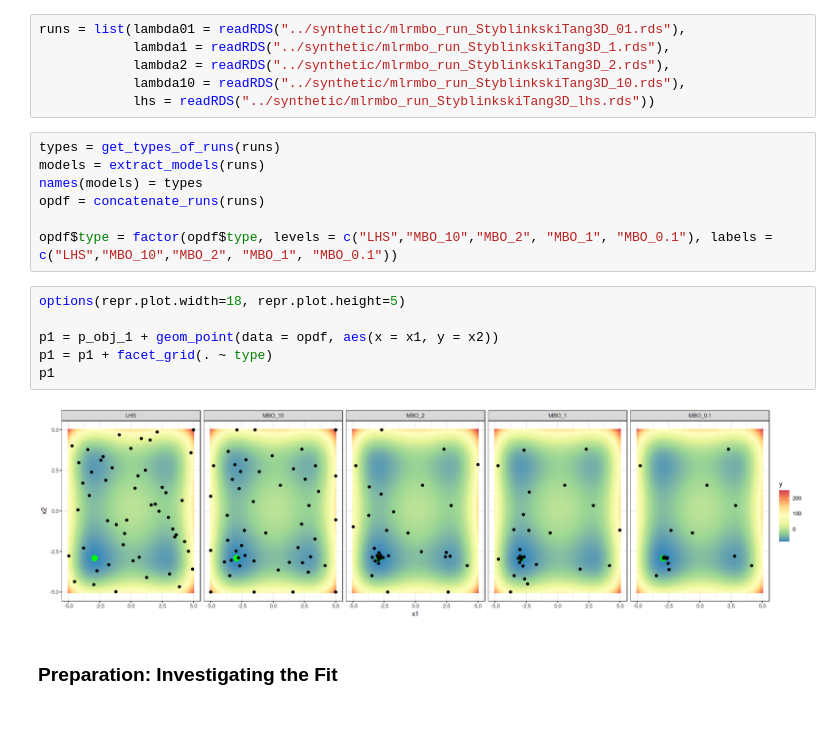
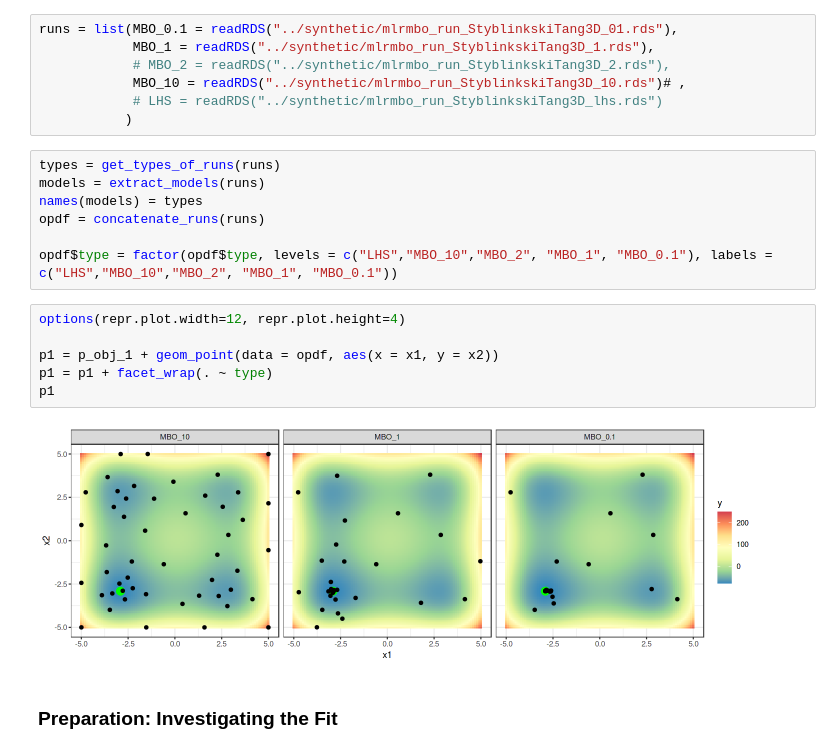
Before and after one commit to slds-lmu/paper_2021_xautoml, a Jupyter notebook: notebooks/synthetic_functions_hypotheses.ipynb, the cells around one changed output. Saved outputs shown, nothing was run; the diff lists cells and outputs as text; blank space fills up the shorter version.

```diff
--- a/notebooks/synthetic_functions_hypotheses.ipynb
+++ b/notebooks/synthetic_functions_hypotheses.ipynb
@@ -191,11 +158,12 @@ Warning message in (function (fn, nvars, max = FALSE, pop.size = 1000, max.gener
 # %%
 createMBOrun(fun = obj, max.evals = 50, type = "LHS", store_path = "../synthetic/mlrmbo_run_StyblinkskiTang3D_lhs.rds", init_size = 50, seed = 1234)
 # %%
-runs = list(lambda01 = readRDS("../synthetic/mlrmbo_run_StyblinkskiTang3D_01.rds"),
-            lambda1 = readRDS("../synthetic/mlrmbo_run_StyblinkskiTang3D_1.rds"),
-            lambda2 = readRDS("../synthetic/mlrmbo_run_StyblinkskiTang3D_2.rds"),
-            lambda10 = readRDS("../synthetic/mlrmbo_run_StyblinkskiTang3D_10.rds"),
-            lhs = readRDS("../synthetic/mlrmbo_run_StyblinkskiTang3D_lhs.rds"))
+runs = list(MBO_0.1 = readRDS("../synthetic/mlrmbo_run_StyblinkskiTang3D_01.rds"),
+            MBO_1 = readRDS("../synthetic/mlrmbo_run_StyblinkskiTang3D_1.rds"),
+            # MBO_2 = readRDS("../synthetic/mlrmbo_run_StyblinkskiTang3D_2.rds"),
+            MBO_10 = readRDS("../synthetic/mlrmbo_run_StyblinkskiTang3D_10.rds")# ,
+            # LHS = readRDS("../synthetic/mlrmbo_run_StyblinkskiTang3D_lhs.rds")
+           )
 # %%
 types = get_types_of_runs(runs)
 models = extract_models(runs)
@@ -204,13 +172,13 @@ opdf = concatenate_runs(runs)
 
 opdf$type = factor(opdf$type, levels = c("LHS","MBO_10","MBO_2", "MBO_1", "MBO_0.1"), labels = c("LHS","MBO_10","MBO_2", "MBO_1", "MBO_0.1"))
 # %%
-options(repr.plot.width=18, repr.plot.height=5)
+options(repr.plot.width=12, repr.plot.height=4)
 
 p1 = p_obj_1 + geom_point(data = opdf, aes(x = x1, y = x2))
-p1 = p1 + facet_grid(. ~ type)
+p1 = p1 + facet_wrap(. ~ type)
 p1
 # %% [output]
-[figure, old version]
+[figure, new version]
 # %% [markdown]
 ### Preparation: Investigating the Fit
 # %%
```
Also changed, not shown: parts of 49 cells of this notebook, 1 other file.
